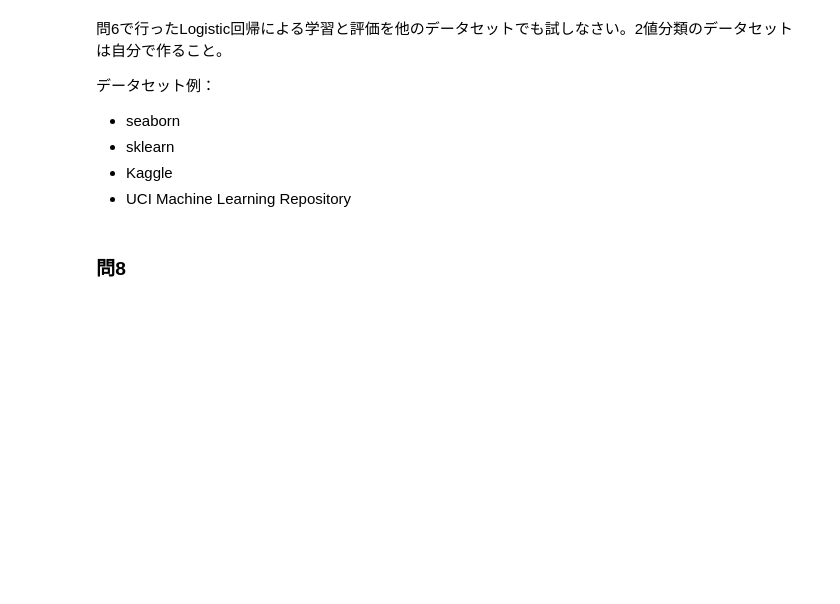
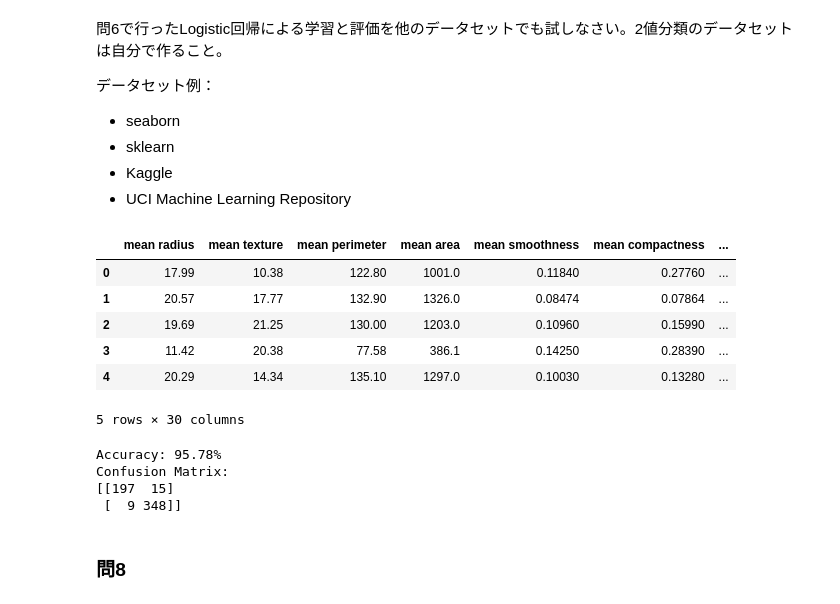
Before and after one commit to OrlyIdeate/deep-learning, a Jupyter notebook: spring_exercise_assignment.ipynb, the cells around one changed output. Drawn from its saved outputs; the diff is of its cells as text; code cells hidden in the pictures; blank space fills up the shorter version.

```diff
--- a/spring_exercise_assignment.ipynb
+++ b/spring_exercise_assignment.ipynb
@@ -702,6 +729,38 @@ tensor([[-9.1496e-02, -1.0528e-01],
 - sklearn
 - Kaggle
 - UCI Machine Learning Repository
+# %%
+import numpy as np
+import pandas as pd
+from sklearn.datasets import load_breast_cancer
+
+X = pd.DataFrame(load_breast_cancer().data, columns=load_breast_cancer().feature_names) # type: ignore
+y = load_breast_cancer().target # type: ignore
+X.head()
+# %% [output]
+|  | mean radius | mean texture | mean perimeter | mean area | mean smoothness | mean compactness | ... |
+| 0 | 17.99 | 10.38 | 122.80 | 1001.0 | 0.11840 | 0.27760 | ... |
+| 1 | 20.57 | 17.77 | 132.90 | 1326.0 | 0.08474 | 0.07864 | ... |
+| 2 | 19.69 | 21.25 | 130.00 | 1203.0 | 0.10960 | 0.15990 | ... |
+| 3 | 11.42 | 20.38 | 77.58 | 386.1 | 0.14250 | 0.28390 | ... |
+| 4 | 20.29 | 14.34 | 135.10 | 1297.0 | 0.10030 | 0.13280 | ... |
+5 rows × 30 columns
+# %%
+lr = LogisticRegression(max_iter=10000)
+lr.fit(X, y)
+pred = lr.predict(X)
+
+cm = confusion_matrix(y, pred)
+accuracy = (pred == y).mean()
+
+print(f"Accuracy: {accuracy*100:.2f}%")
+print("Confusion Matrix:")
+print(cm)
+# %% [output]
+Accuracy: 95.78%
+Confusion Matrix:
+[[197  15]
+ [  9 348]]
 # %% [markdown]
 ### 問8
 # %% [markdown]
```
Also changed, not shown: parts of 26 cells of this notebook.
